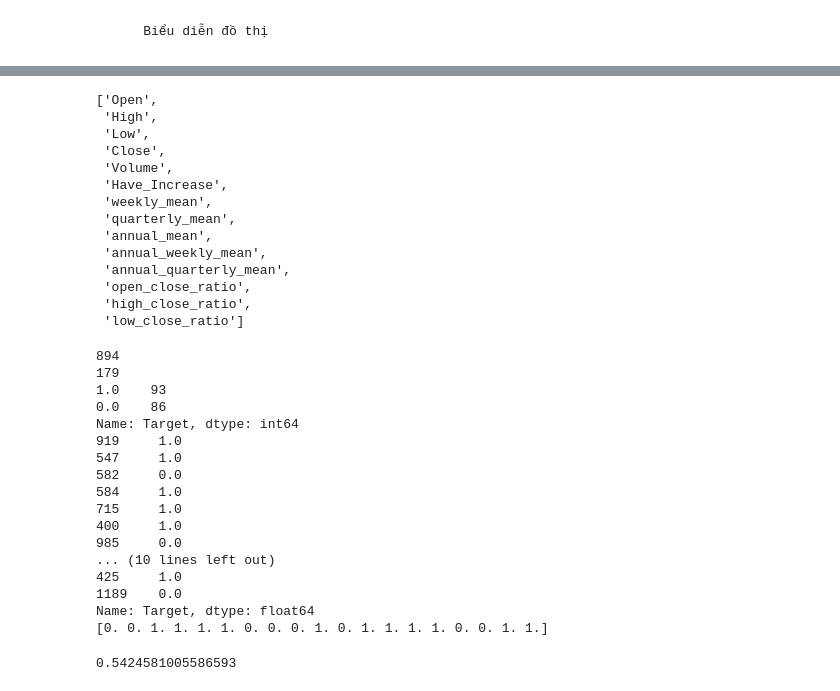
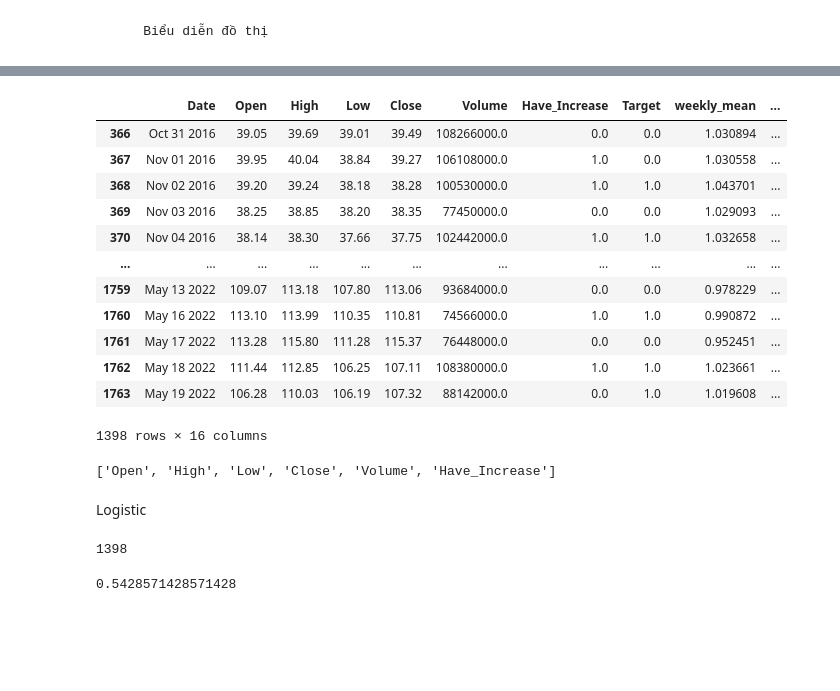
Before and after one commit to LeManhDuy/Data-Science-Stock-Price-Prediction, a Jupyter notebook: feature_engineering.ipynb, the cells around one changed output, grey strips where cells are left out. Drawn from its saved outputs; the diff is of its cells as text; code cells hidden in the pictures; blank space fills up the shorter version.

```diff
--- a/feature_engineering.ipynb
+++ b/feature_engineering.ipynb
@@ -200,23 +200,29 @@ Text(0.5, 1.0, 'Đồ thị của các giá trị trung bình hàng tuần, hàn
 # %%
 data_clone = data.iloc[365:]
 data_clone
 data=data_clone
+data
+# %% [output]
+|  | Date | Open | High | Low | Close | Volume | Have_Increase | Target | weekly_mean | ... |
+| 366 | Oct 31 2016 | 39.05 | 39.69 | 39.01 | 39.49 | 108266000.0 | 0.0 | 0.0 | 1.030894 | ... |
+| 367 | Nov 01 2016 | 39.95 | 40.04 | 38.84 | 39.27 | 106108000.0 | 1.0 | 0.0 | 1.030558 | ... |
+| 368 | Nov 02 2016 | 39.20 | 39.24 | 38.18 | 38.28 | 100530000.0 | 1.0 | 1.0 | 1.043701 | ... |
+| 369 | Nov 03 2016 | 38.25 | 38.85 | 38.20 | 38.35 | 77450000.0 | 0.0 | 0.0 | 1.029093 | ... |
+| 370 | Nov 04 2016 | 38.14 | 38.30 | 37.66 | 37.75 | 102442000.0 | 1.0 | 1.0 | 1.032658 | ... |
+| ... | ... | ... | ... | ... | ... | ... | ... | ... | ... | ... |
+| 1759 | May 13 2022 | 109.07 | 113.18 | 107.80 | 113.06 | 93684000.0 | 0.0 | 0.0 | 0.978229 | ... |
+| 1760 | May 16 2022 | 113.10 | 113.99 | 110.35 | 110.81 | 74566000.0 | 1.0 | 1.0 | 0.990872 | ... |
+| 1761 | May 17 2022 | 113.28 | 115.80 | 111.28 | 115.37 | 76448000.0 | 0.0 | 0.0 | 0.952451 | ... |
+| 1762 | May 18 2022 | 111.44 | 112.85 | 106.25 | 107.11 | 108380000.0 | 1.0 | 1.0 | 1.023661 | ... |
+| 1763 | May 19 2022 | 106.28 | 110.03 | 106.19 | 107.32 | 88142000.0 | 0.0 | 1.0 | 1.019608 | ... |
+1398 rows × 16 columns
 # %%
+i=16
 predictors = ['Open', 'High', 'Low', 'Close', 'Volume', 'Have_Increase']
+full_predictors = predictors
 full_predictors = predictors + ['weekly_mean', 'quarterly_mean', 'annual_mean', 'annual_weekly_mean', 'annual_quarterly_mean', 'open_close_ratio', 'high_close_ratio', 'low_close_ratio']
 full_predictors
 # %% [output]
-['Open',
- 'High',
- 'Low',
- 'Close',
- 'Volume',
- 'Have_Increase',
- 'weekly_mean',
- 'quarterly_mean',
- 'annual_mean',
- 'annual_weekly_mean',
- 'annual_quarterly_mean',
- 'open_close_ratio',
- 'high_close_ratio',
- 'low_close_ratio']
+['Open', 'High', 'Low', 'Close', 'Volume', 'Have_Increase']
+# %% [markdown]
+Logistic
@@ -237,38 +250,14 @@ best_params_,best_score= selection_hyperparameters_model(data=data)
 # %%
 print(len(data))
 def lRWithHyperparameter_addingParams(data, params):
-    accuracy_score_arr = []
-    for i in range(10):
-        X_train, X_test, y_train, y_test = train_test_split(data[full_predictors], data['Target'], test_size=0.2, random_state=i)
-        model = LogisticRegression(C = params['C'], solver = params['solver'], penalty = params['penalty'])
-        model.fit(X_train, y_train)
-        y_pred = model.predict(X_test)
-        if(i==1):
-            print(len(y_test))
-            print(y_test.value_counts())
-            print(y_test[21:40])
-            print(y_pred[21:40])
-        accuracy_score_arr.append(accuracy_score(y_test, y_pred))
-    accuracy_score_arr = np.array(accuracy_score_arr)
-    return accuracy_score_arr.mean()
+
+    # X_train, X_test, y_train, y_test = train_test_split(data[full_predictors], data['Target'], test_size=0.2, random_state=i)
+    model = LogisticRegression(C = params['C'], solver = params['solver'], penalty = params['penalty'])
+    model.fit(X_train, y_train)
+    y_pred = model.predict(X_test)
+    return accuracy_score(y_test, y_pred)
 a = lRWithHyperparameter_addingParams(data,best_params_)
 a
 # %% [output]
-894
-179
-1.0    93
-0.0    86
-Name: Target, dtype: int64
-919     1.0
-547     1.0
-582     0.0
-584     1.0
-715     1.0
-400     1.0
-985     0.0
-... (10 lines left out)
-425     1.0
-1189    0.0
-Name: Target, dtype: float64
-[0. 0. 1. 1. 1. 1. 0. 0. 0. 1. 0. 1. 1. 1. 1. 0. 0. 1. 1.]
+1398
-0.5424581005586593
+0.5428571428571428
```
Also changed, not shown: parts of 14 cells of this notebook, 6 other files.
